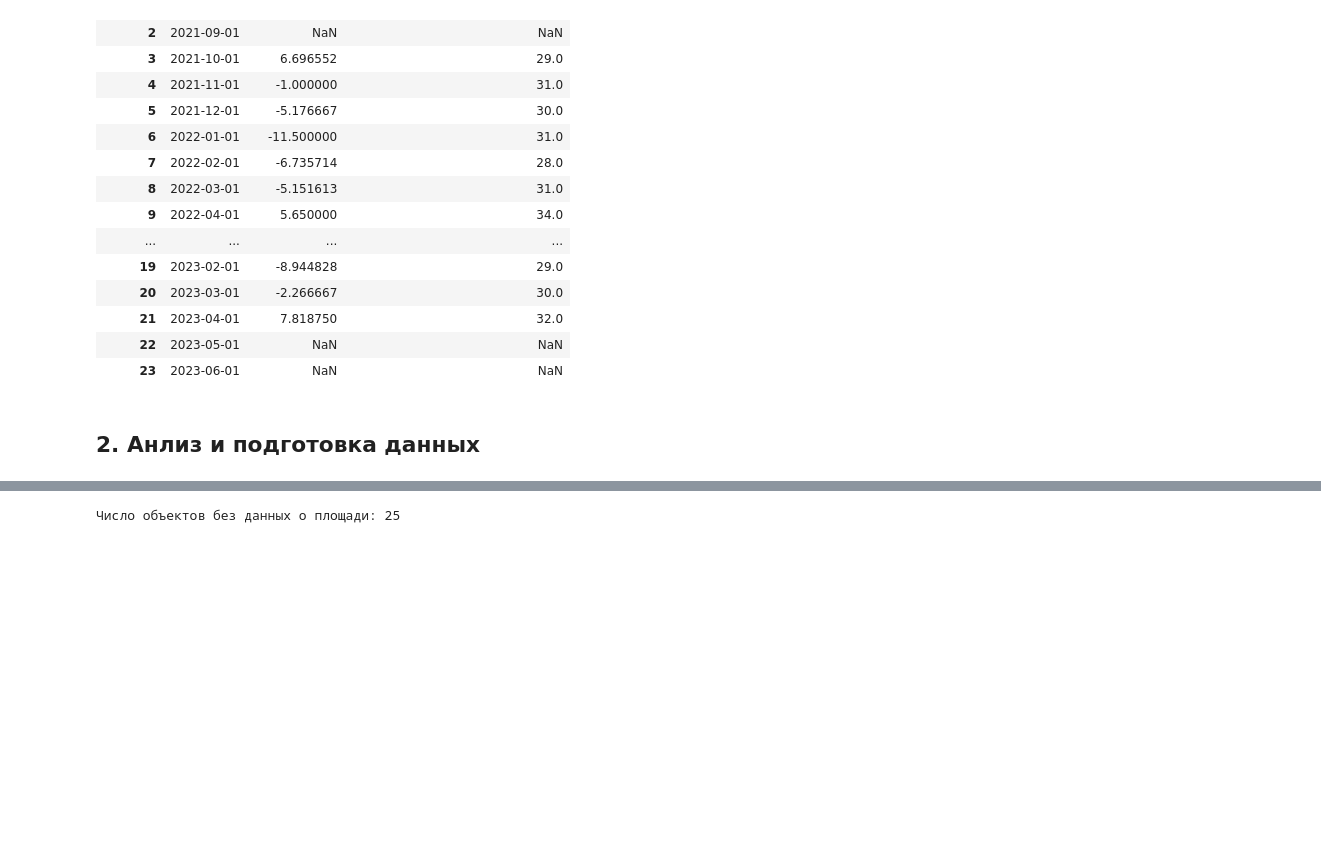
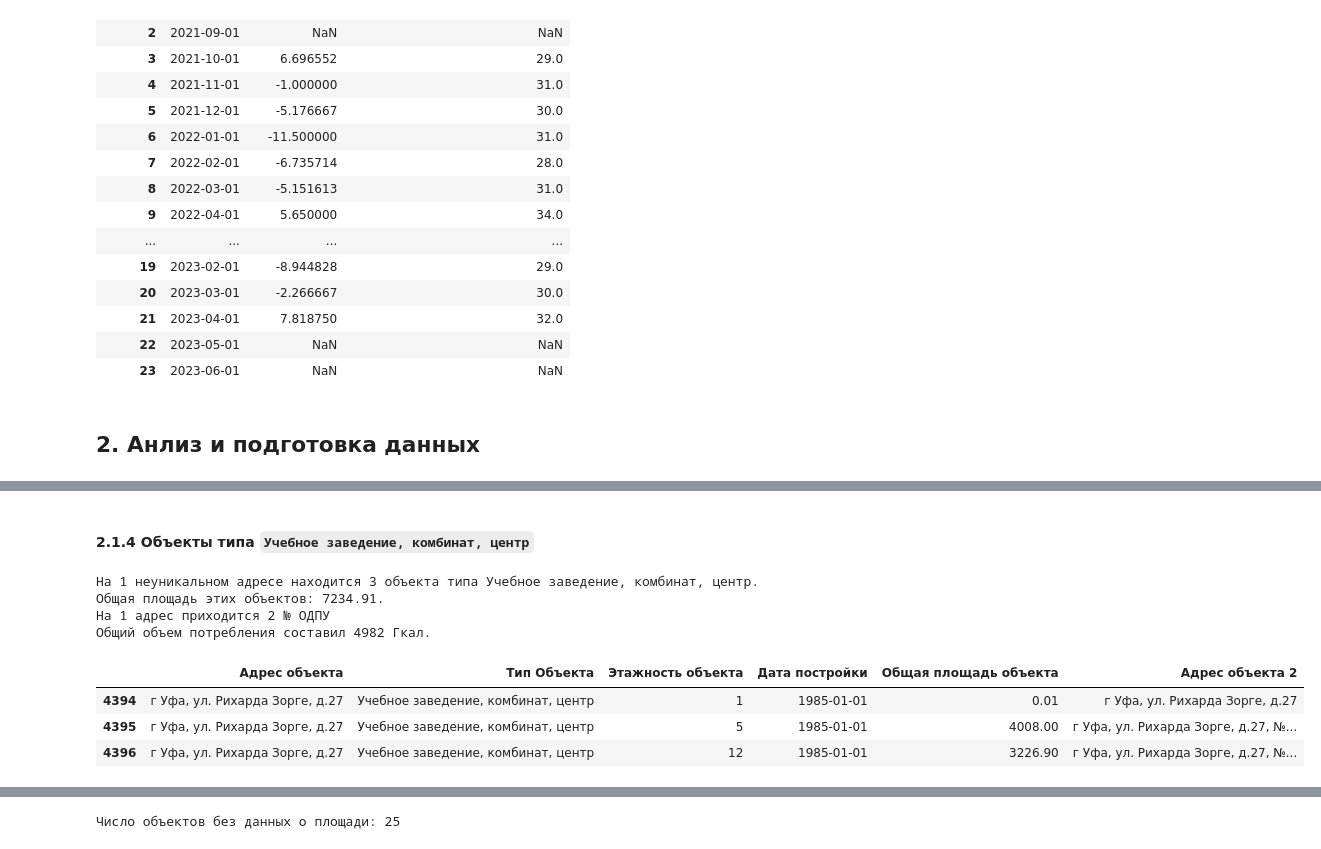
Before and after one commit to YaninaK/anomaly-detection, a Jupyter notebook: notebooks/01_EDA_&_data_preprocessing.ipynb, the cells around one changed output, grey strips where cells are left out. Drawn from its saved outputs; the diff is of its cells as text; code cells hidden in the pictures; blank space fills up the shorter version.

````diff
--- a/notebooks/01_EDA_&_data_preprocessing.ipynb
+++ b/notebooks/01_EDA_&_data_preprocessing.ipynb
@@ -127,0 +305,35 @@ data, buildings = preprocess.fit_transform(data, buildings)
+# %% [markdown]
+#### 2.1.4 Объекты типа ```Учебное заведение, комбинат, центр```
+# %%
+s = "Учебное заведение, комбинат, центр"
+selection = df[df["Тип Объекта"] == s]["Адрес объекта"].tolist()
+n_address = len(selection)
+
+cond_1a = data["Тип объекта"]==s
+cond_2a = data["Адрес объекта"].isin(selection)
+cond_1b = buildings["Тип Объекта"]==s
+cond_2b = buildings["Адрес объекта"].isin(selection)
+
+df1 = data[cond_1a & cond_2a]
+df2 = buildings[cond_1b & cond_2b]
+
+n_objects = df2.shape[0]
+n_billed_address = df1["Адрес объекта"].nunique()
+n_odpu = df1["№ ОДПУ"].nunique()
+consumed = df1["Текущее потребление, Гкал"].sum()
+
+print(f"На {n_address} неуникальном адресе находится {n_objects} объекта типа {s}.")
+print(f'Общая площадь этих объектов: {df2["Общая площадь объекта"].sum()}.')
+print(f'На {n_billed_address} адрес приходится {n_odpu} № ОДПУ')
+print(f'Oбщий объем потребления составил{consumed: .0f} Гкал.')
+
+df2
+# %% [output]
+На 1 неуникальном адресе находится 3 объекта типа Учебное заведение, комбинат, центр.
+Общая площадь этих объектов: 7234.91.
+На 1 адрес приходится 2 № ОДПУ
+Oбщий объем потребления составил 4982 Гкал.
+|  | Адрес объекта | Тип Объекта | Этажность объекта | Дата постройки | Общая площадь объекта | Адрес объекта 2 |
+| 4394 | г Уфа, ул. Рихарда Зорге, д.27 | Учебное заведение, комбинат, центр | 1 | 1985-01-01 | 0.01 | г Уфа, ул. Рихарда Зорге, д.27 |
+| 4395 | г Уфа, ул. Рихарда Зорге, д.27 | Учебное заведение, комбинат, центр | 5 | 1985-01-01 | 4008.00 | г Уфа, ул. Рихарда Зорге, д.27, №... |
+| 4396 | г Уфа, ул. Рихарда Зорге, д.27 | Учебное заведение, комбинат, центр | 12 | 1985-01-01 | 3226.90 | г Уфа, ул. Рихарда Зорге, д.27, №... |
````
Also changed, not shown: parts of 28 cells of this notebook.
